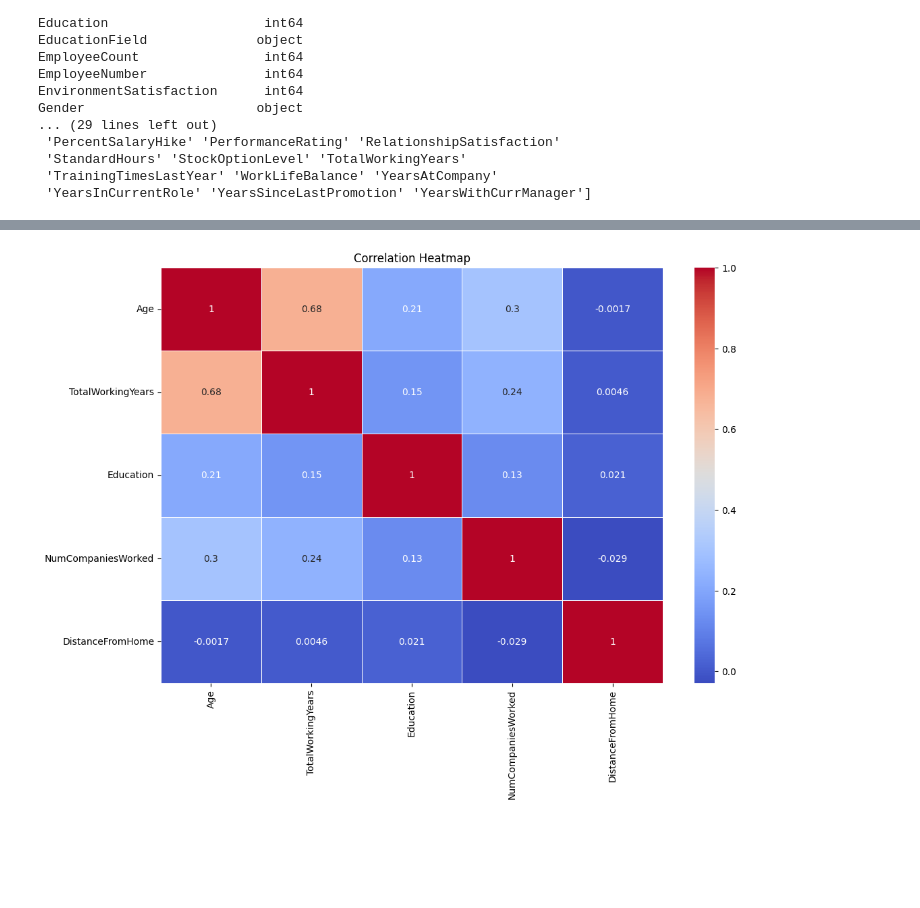
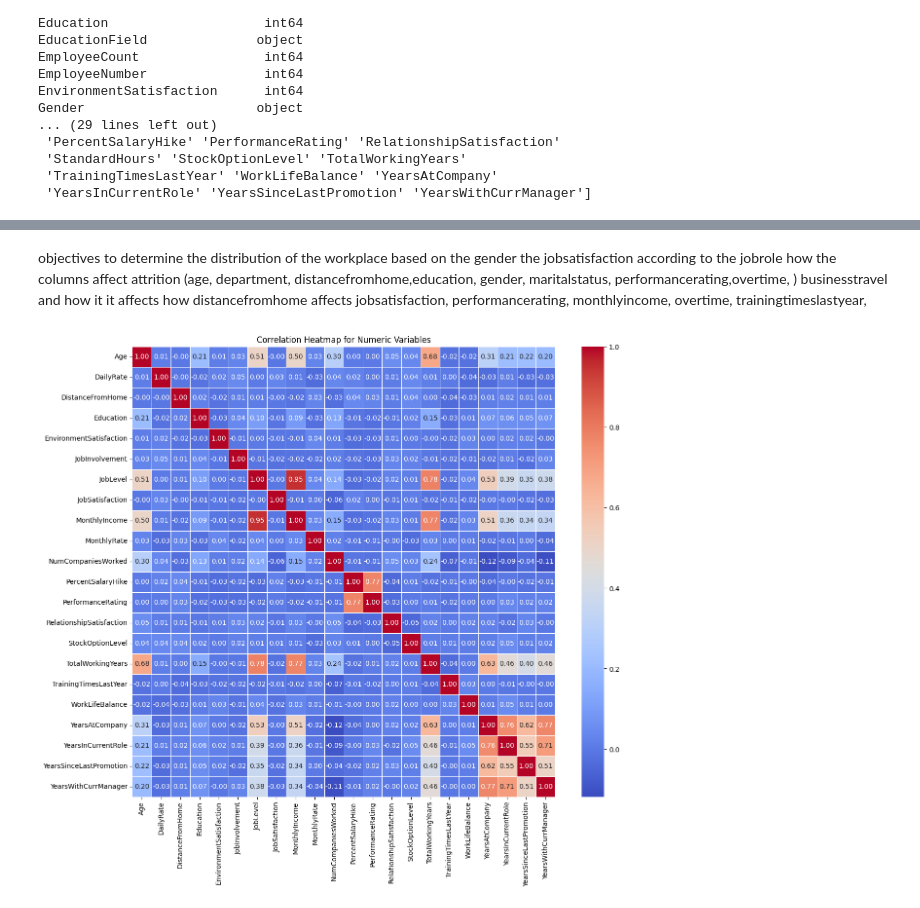
Before and after one commit to i-ninte/data-analytics-R-python, a Jupyter notebook: HR_ANALYTICS_.ipynb, the cells around one changed output, grey strips where cells are left out. Drawn from its saved outputs; the diff is of its cells as text; code cells hidden in the pictures; blank space fills up the shorter version.

```diff
--- a/HR_ANALYTICS_.ipynb
+++ b/HR_ANALYTICS_.ipynb
@@ -270,19 +98,0 @@ Keeping specified columns
-# %%
-columns_to_keep = [
-    'OverTime',
-    'MaritalStatus',
-    'JobRole',
-    'Gender',
-    'EducationField',
-    'Department',
-    'BusinessTravel',
-    'Age',
-    'TotalWorkingYears',
-    'Education',
-    'NumCompaniesWorked',
-    'DistanceFromHome']
-
-# Keep only the specified columns
-hr= hr[columns_to_keep]
-
-hr.head()
@@ -296,16 +152,30 @@ hr.head()
+# %%
+#dropping redundant columns
+hr.drop(['EmployeeCount', 'Over18', 'EmployeeNumber','StandardHours','HourlyRate'], axis=1, inplace=True)
+# %%
+#dropping duplicates
+hr.drop_duplicates(inplace=True)
+# %% [markdown]
+objectives
+to determine the distribution of the workplace based on the gender
+the jobsatisfaction according to the jobrole
+how the columns affect attrition (age, department, distancefromhome,education, gender, maritalstatus, performancerating,overtime, )
+businesstravel and how it it affects
+how distancefromhome affects jobsatisfaction, performancerating, monthlyincome, overtime, trainingtimeslastyear,
 # %%
+import seaborn as sns
 import matplotlib.pyplot as plt
-import seaborn as sns
-import pandas as pd
 
 
-# Calculate the correlation matrix
-correlation_matrix = hr.corr()
+numeric_cols = hr.select_dtypes(include='number')
 
-# Create a heatmap
-plt.figure(figsize=(12, 8))
-sns.heatmap(correlation_matrix, annot=True, cmap='coolwarm', linewidths=0.5)
-plt.title('Correlation Heatmap')
+
+correlation_matrix = numeric_cols.corr()
+
+
+plt.figure(figsize=(14, 12))
+sns.heatmap(correlation_matrix, annot=True, cmap='coolwarm', linewidths=0.5, fmt=".2f")
+plt.title('Correlation Heatmap for Numeric Variables')
 plt.show()
 # %% [output]
-[figure, old version]
+[figure, new version]
```
Also changed, not shown: parts of 17 cells of this notebook.
